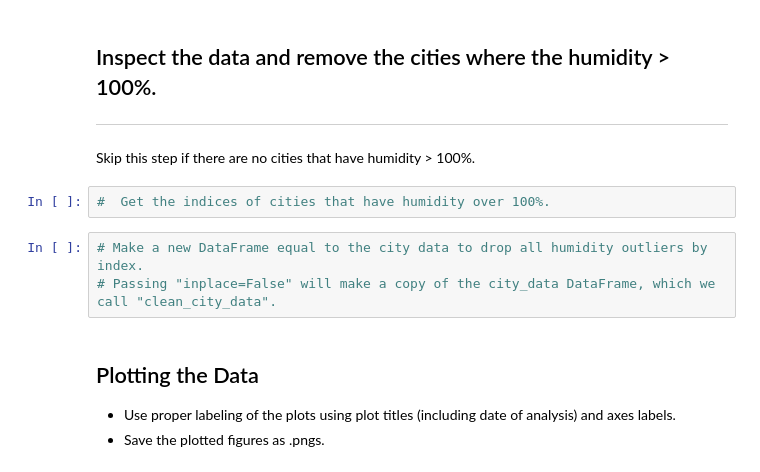
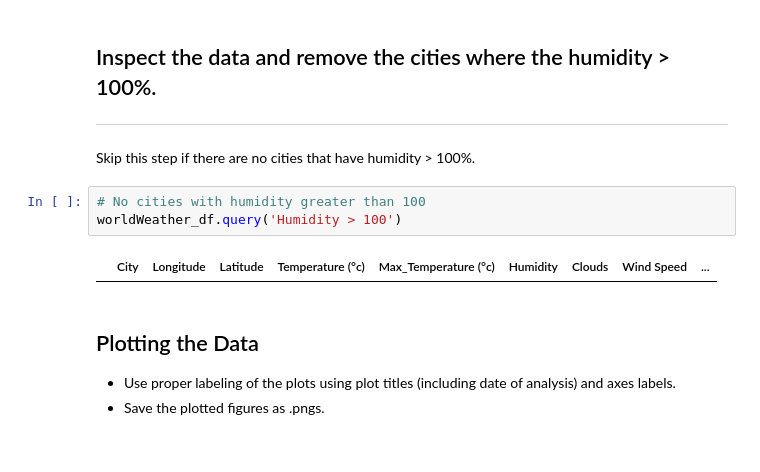
Before and after one commit to AJB-hub/python-api-challenge, a Jupyter notebook: WeatherPy/WeatherPy.ipynb, the cells around one changed output. Drawn from its saved outputs; the diff is of its cells as text.

```diff
--- a/WeatherPy/WeatherPy.ipynb
+++ b/WeatherPy/WeatherPy.ipynb
@@ -132,11 +132,11 @@ display(worldWeather_df)
 ## Inspect the data and remove the cities where the humidity > 100%.
 ----
 Skip this step if there are no cities that have humidity > 100%.
-# %%
-#  Get the indices of cities that have humidity over 100%.
-# %%
-# Make a new DataFrame equal to the city data to drop all humidity outliers by index.
-# Passing "inplace=False" will make a copy of the city_data DataFrame, which we call "clean_city_data".
+# %%
+# No cities with humidity greater than 100
+worldWeather_df.query('Humidity > 100')
+# %% [output]
+|  | City | Longitude | Latitude | Temperature (°c) | Max_Temperature (°c) | Humidity | Clouds | Wind Speed | ... |
 # %% [markdown]
 ## Plotting the Data
 * Use proper labeling of the plots using plot titles (including date of analysis) and axes labels.
```
Also changed, not shown: parts of 19 cells of this notebook, 17 other files.
